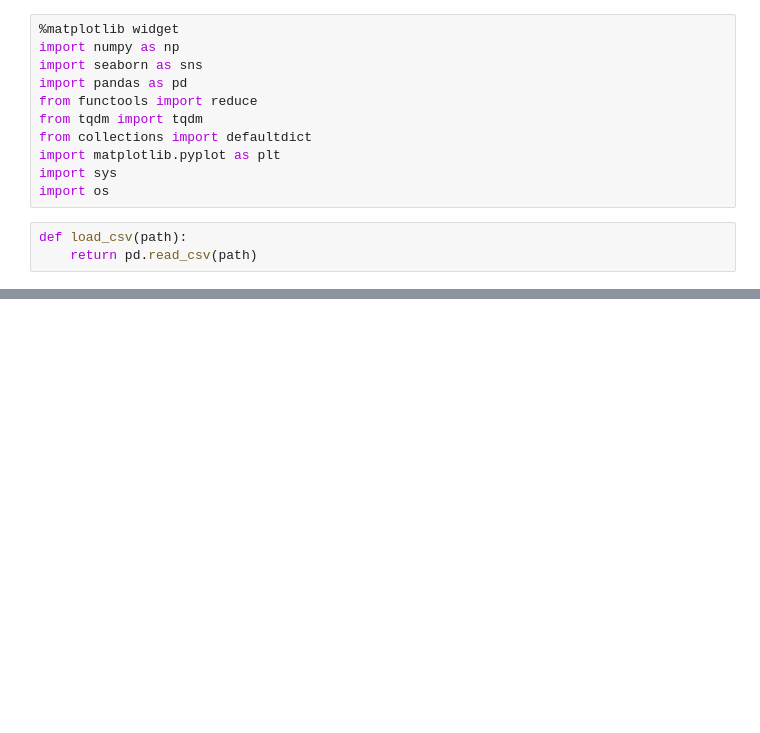
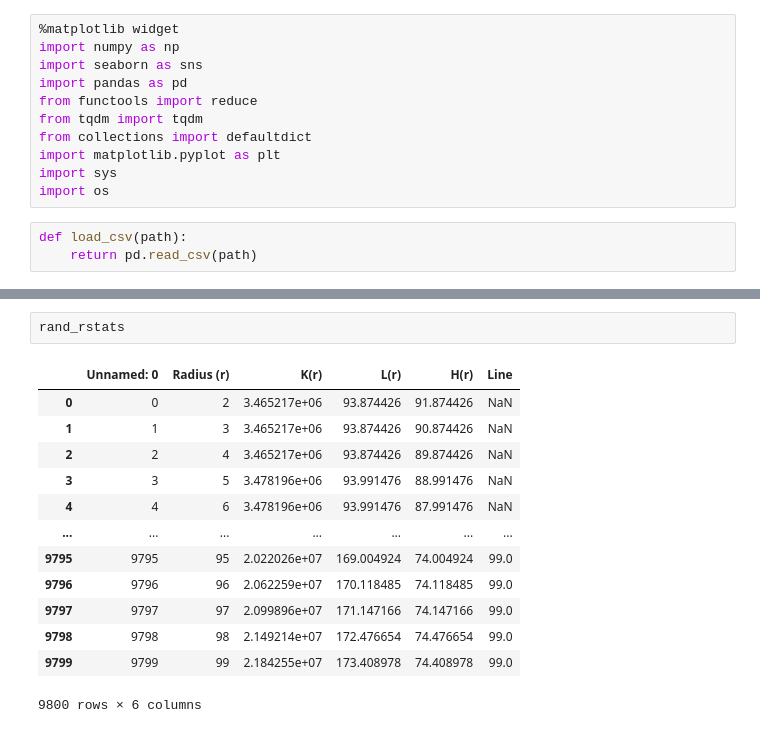
Before and after one commit to dkermany/mdspacer, a Jupyter notebook: ipynb/confocal_3D/plot_rstats.ipynb, the cells around one changed output, grey strips where cells are left out. Drawn from its saved outputs; the diff is of its cells as text; blank space fills up the shorter version.

```diff
--- a/ipynb/confocal_3D/plot_rstats.ipynb
+++ b/ipynb/confocal_3D/plot_rstats.ipynb
@@ -104,0 +103,16 @@ for i, f in enumerate(filenames):
+# %%
+rand_rstats
+# %% [output]
+|  | Unnamed: 0 | Radius (r) | K(r) | L(r) | H(r) | Line |
+| 0 | 0 | 2 | 3.465217e+06 | 93.874426 | 91.874426 | NaN |
+| 1 | 1 | 3 | 3.465217e+06 | 93.874426 | 90.874426 | NaN |
+| 2 | 2 | 4 | 3.465217e+06 | 93.874426 | 89.874426 | NaN |
+| 3 | 3 | 5 | 3.478196e+06 | 93.991476 | 88.991476 | NaN |
+| 4 | 4 | 6 | 3.478196e+06 | 93.991476 | 87.991476 | NaN |
+| ... | ... | ... | ... | ... | ... | ... |
+| 9795 | 9795 | 95 | 2.022026e+07 | 169.004924 | 74.004924 | 99.0 |
+| 9796 | 9796 | 96 | 2.062259e+07 | 170.118485 | 74.118485 | 99.0 |
+| 9797 | 9797 | 97 | 2.099896e+07 | 171.147166 | 74.147166 | 99.0 |
+| 9798 | 9798 | 98 | 2.149214e+07 | 172.476654 | 74.476654 | 99.0 |
+| 9799 | 9799 | 99 | 2.184255e+07 | 173.408978 | 74.408978 | 99.0 |
+9800 rows × 6 columns
```
Also changed, not shown: parts of 2 cells of this notebook.
